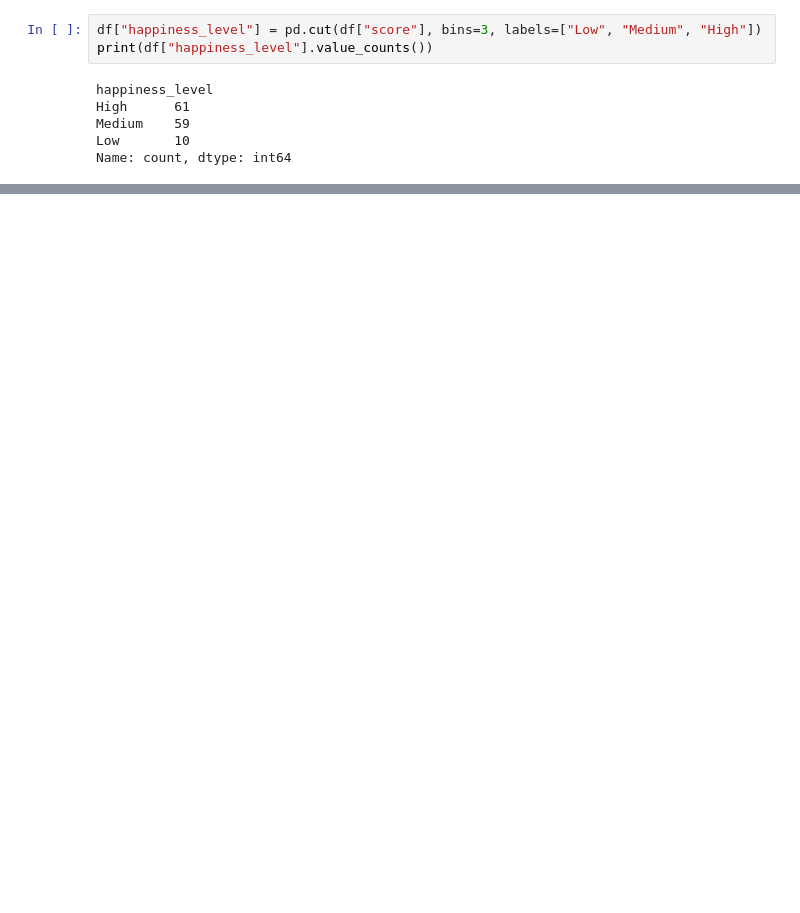
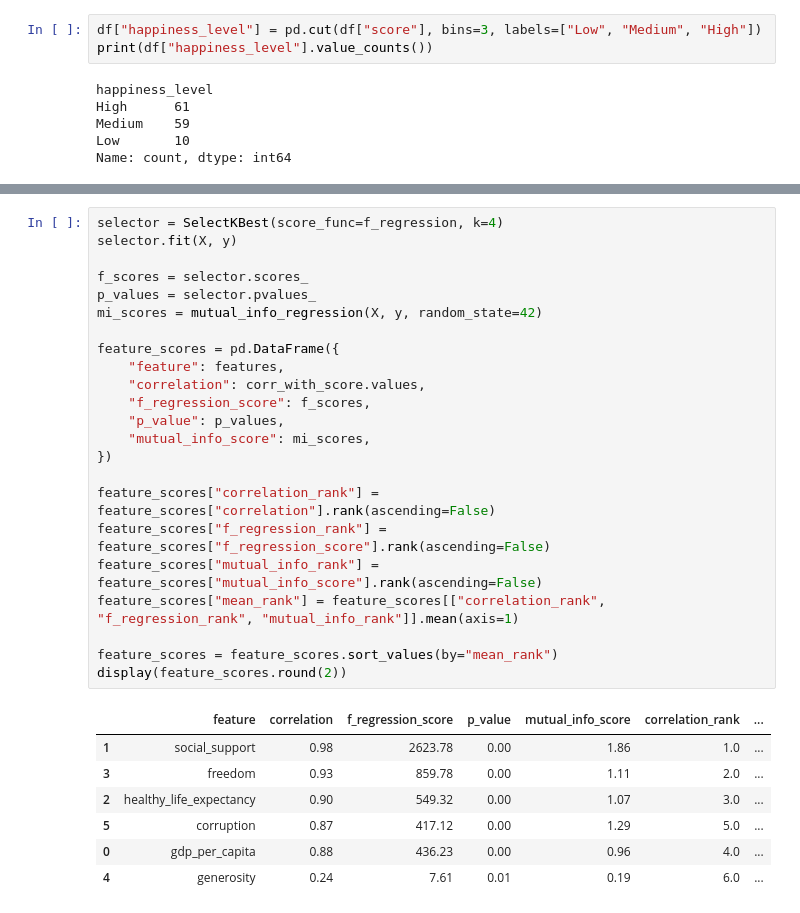
Before and after one commit to rosemint5/Machine-learning, a Jupyter notebook: wizualizacja.ipynb, the cells around one changed output, grey strips where cells are left out. Cells and saved outputs as stored; diff of their text form; blank space fills up the shorter version.

```diff
--- a/wizualizacja.ipynb
+++ b/wizualizacja.ipynb
@@ -131,0 +334,31 @@ Name: count, dtype: int64
+# %%
+selector = SelectKBest(score_func=f_regression, k=4)
+selector.fit(X, y)
+
+f_scores = selector.scores_
+p_values = selector.pvalues_
+mi_scores = mutual_info_regression(X, y, random_state=42)
+
+feature_scores = pd.DataFrame({
+    "feature": features,
+    "correlation": corr_with_score.values,
+    "f_regression_score": f_scores,
+    "p_value": p_values,
+    "mutual_info_score": mi_scores,
+})
+
+feature_scores["correlation_rank"] = feature_scores["correlation"].rank(ascending=False)
+feature_scores["f_regression_rank"] = feature_scores["f_regression_score"].rank(ascending=False)
+feature_scores["mutual_info_rank"] = feature_scores["mutual_info_score"].rank(ascending=False)
+feature_scores["mean_rank"] = feature_scores[["correlation_rank", "f_regression_rank", "mutual_info_rank"]].mean(axis=1)
+
+feature_scores = feature_scores.sort_values(by="mean_rank")
+display(feature_scores.round(2))
+# %% [output]
+|  | feature | correlation | f_regression_score | p_value | mutual_info_score | correlation_rank | ... |
+| 1 | social_support | 0.98 | 2623.78 | 0.00 | 1.86 | 1.0 | ... |
+| 3 | freedom | 0.93 | 859.78 | 0.00 | 1.11 | 2.0 | ... |
+| 2 | healthy_life_expectancy | 0.90 | 549.32 | 0.00 | 1.07 | 3.0 | ... |
+| 5 | corruption | 0.87 | 417.12 | 0.00 | 1.29 | 5.0 | ... |
+| 0 | gdp_per_capita | 0.88 | 436.23 | 0.00 | 0.96 | 4.0 | ... |
+| 4 | generosity | 0.24 | 7.61 | 0.01 | 0.19 | 6.0 | ... |
```
Also changed, not shown: parts of 16 cells of this notebook.
